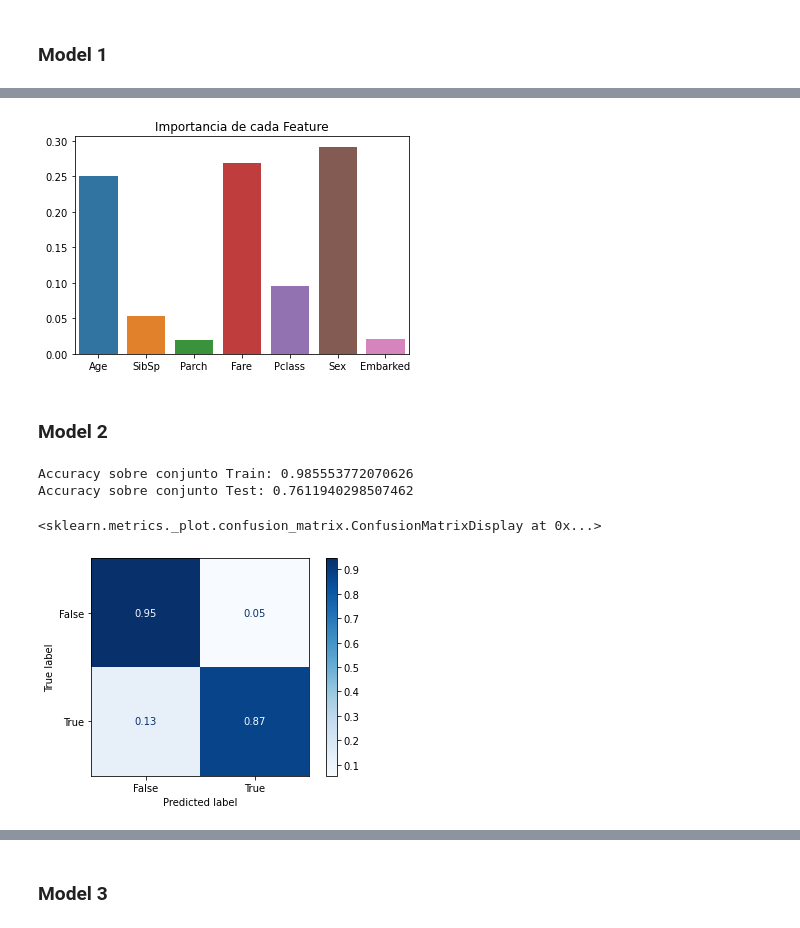
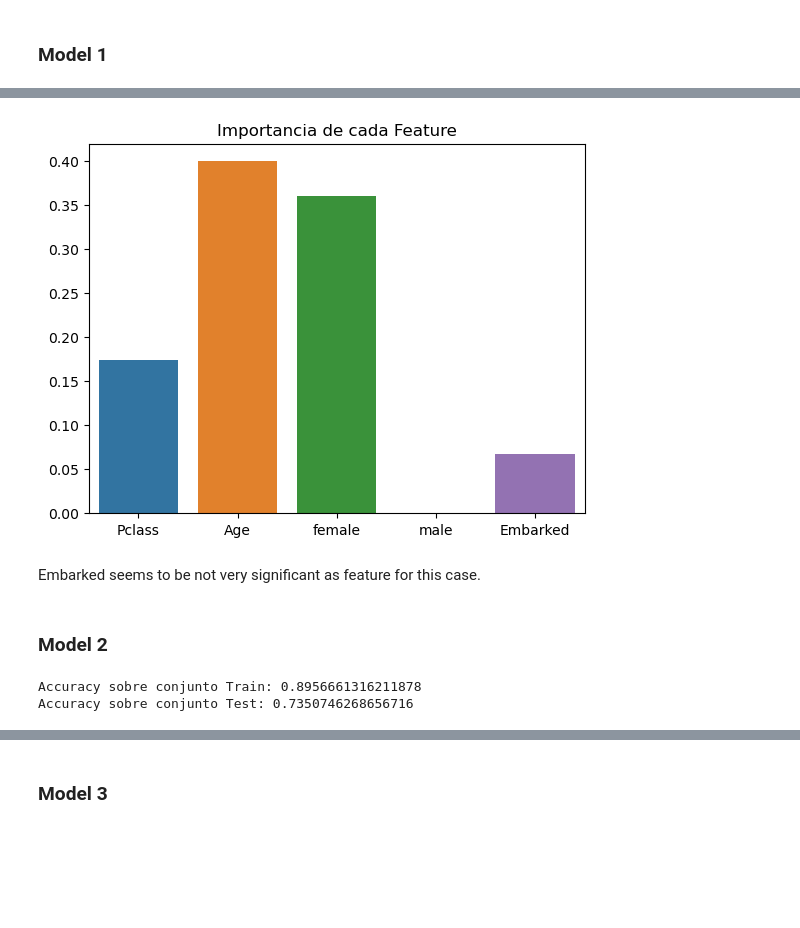
Before and after one commit to jnserna/titanic-basic-practice, a Jupyter notebook: Practica_titanic_Juanes.ipynb, the cells around one changed output, grey strips where cells are left out. Drawn from its saved outputs; the diff is of its cells as text; code cells hidden in the pictures; blank space fills up the shorter version.

Commit message:
Actualización general del notebook
Se actualizan alguna fórmulas en desuso, y se agrega OneHot Encoder para una de las variables.

```diff
--- a/Practica_titanic_Juanes.ipynb
+++ b/Practica_titanic_Juanes.ipynb
@@ -215,18 +225,3 @@ Embarked         0
 dtype: int64
 # %% [markdown]
 ## Preparing for modelling
-# %%
-# Applying label encoding for category features (Sex, Embarked y Pclass) in order to be able of exploring correlations.
-
-# Se hace label encoding para las tres variables que están como category (Sex, Embarked y Pclass). Esto para poder ver correlaciones.
-
-# label encoding - variable sex
-print('Valores originales en Sex:')
-print(data["Sex"].unique())
-
-from sklearn import preprocessing
-le = preprocessing.LabelEncoder()
-
-data["Sex"]=le.fit_transform(data["Sex"])
-print('New values for Sex:')
-print(data["Sex"].unique())
@@ -238,0 +237,9 @@ New values for Sex:
+# %%
+# Using OneHot Encoder Sex will be transformed in two new columns: female and male
+
+print('Valores originales en Sex:')
+print(data["Sex"].unique())
+
+from sklearn.preprocessing import OneHotEncoder
+encoder = OneHotEncoder(sparse=False, dtype=int)
+data[['female', 'male']] = encoder.fit_transform(data[['Sex']])
@@ -238,0 +250,4 @@ New values for Sex:
+# %%
+# Now it is important to drop the column Sex
+
+data = data.drop(['Sex'], axis=1)
@@ -340,7 +364,7 @@ data['age_group'].value_counts()
 # 1. Creating features and targets
 # 1. Definición de variables predictoras y variable a predecir
 
-X = data[['Age','SibSp','Parch','Fare','Pclass','Sex','Embarked']]
+X = data[['Pclass','Age','female','male','Embarked']]
 y = data['Survived']
 
 # 2. Splitting dataset into training data and validation data
@@ -356,9 +380,9 @@ from sklearn.tree import DecisionTreeClassifier
 
 tree = DecisionTreeClassifier(class_weight=None, criterion='gini', max_depth=None,
                        max_features=None, max_leaf_nodes=None,
-                       min_impurity_decrease=0.0, min_impurity_split=None,
+                       min_impurity_decrease=0.0,
                        min_samples_leaf=1, min_samples_split=2,
-                       min_weight_fraction_leaf=0.0, presort=False,
+                       min_weight_fraction_leaf=0.0,
                        random_state=None, splitter='best')
 
 # 4. Training the model
@@ -399,20 +452,22 @@ plot_confusion_matrix(tree, X, y, cmap=plt.cm.Blues, values_format = '.2f', norm
 # %%
 # Understanding feature importances
 
 importances = tree.feature_importances_
 columns = X.columns
-sns.barplot(columns, importances)
+sns.barplot(x=columns, y=importances)
 plt.title('Importancia de cada Feature')
 plt.show()
 # %% [output]
-[figure, old version]
+[figure, new version]
+# %% [markdown]
+Embarked seems to be not very significant as feature for this case.
 # %% [markdown]
 ### Model 2
 # %%
 # 1. Creating features and targets
 # 1. Definición de variables predictoras y variable a predecir
 
-X2 = data[['Sex','Fare','Age','Pclass']]
+X2 = data[['Pclass','Age','female','male']]
 y2 = data['Survived']
 
 # 2. Splitting dataset into training data and validation data
@@ -426,9 +481,9 @@ X2_train, X2_test, y2_train, y2_test = train_test_split(X2, y2, test_size=0.3, r
 
 tree2 = DecisionTreeClassifier(class_weight=None, criterion='gini', max_depth=None,
                        max_features=None, max_leaf_nodes=None,
-                       min_impurity_decrease=0.0, min_impurity_split=None,
+                       min_impurity_decrease=0.0,
                        min_samples_leaf=1, min_samples_split=2,
-                       min_weight_fraction_leaf=0.0, presort=False,
+                       min_weight_fraction_leaf=0.0,
                        random_state=None, splitter='best')
 
 # 4. Training the model
@@ -454,13 +509,5 @@ from sklearn.metrics import accuracy_score
 print('Accuracy sobre conjunto Train:', accuracy_score(y_train_pred2,y2_train))
 print('Accuracy sobre conjunto Test:', accuracy_score(y_test_pred2,y2_test))
 # %% [output]
-Accuracy sobre conjunto Train: 0.985553772070626
-Accuracy sobre conjunto Test: 0.7611940298507462
+Accuracy sobre conjunto Train: 0.8956661316211878
+Accuracy sobre conjunto Test: 0.7350746268656716
-# %%
-# Looking at the confusion matrix
-
-from sklearn.metrics import plot_confusion_matrix
-plot_confusion_matrix(tree2, X2, y2, cmap=plt.cm.Blues, values_format = '.2f', normalize= 'true')
-# %% [output]
-<sklearn.metrics._plot.confusion_matrix.ConfusionMatrixDisplay at 0x...>
-[figure, removed]
```
Also changed, not shown: parts of 19 cells of this notebook.
